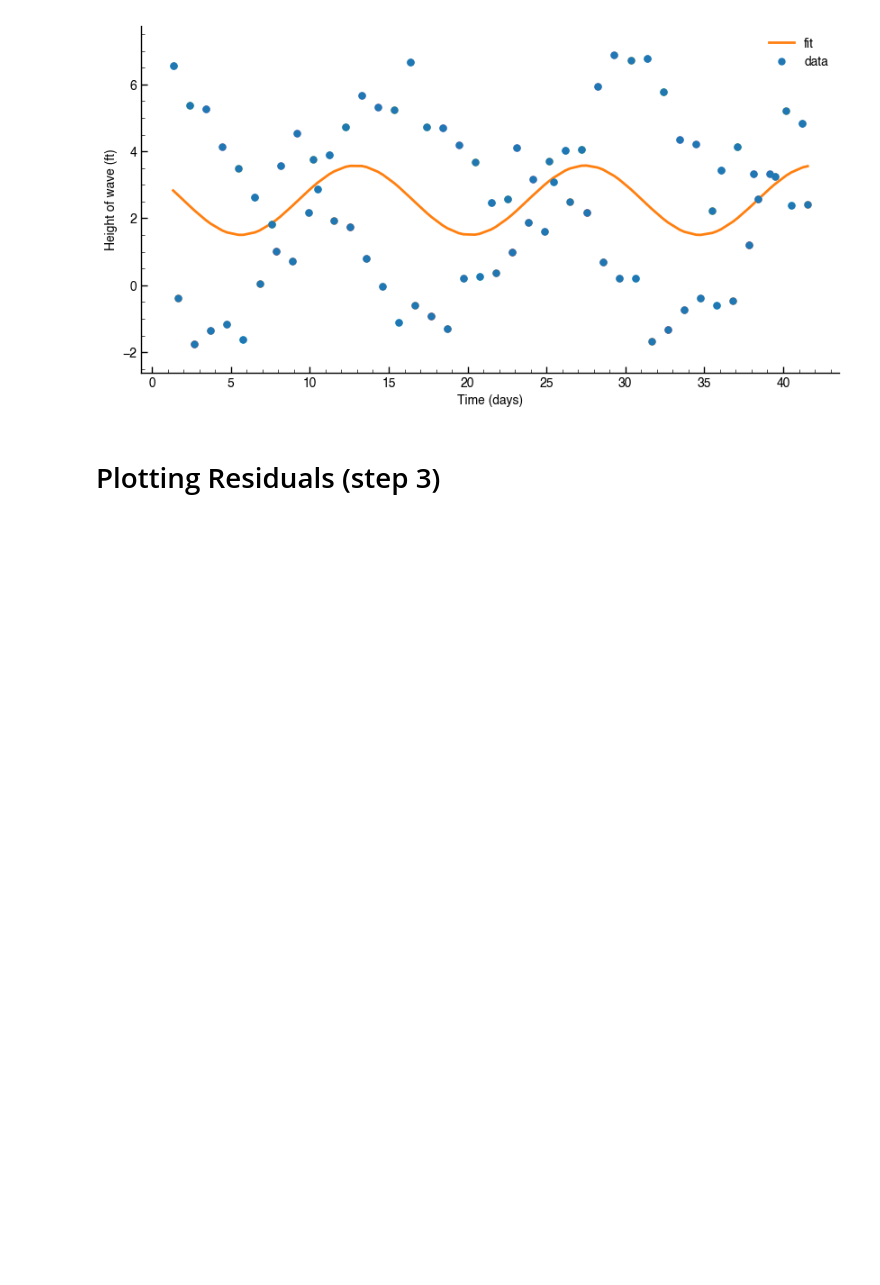
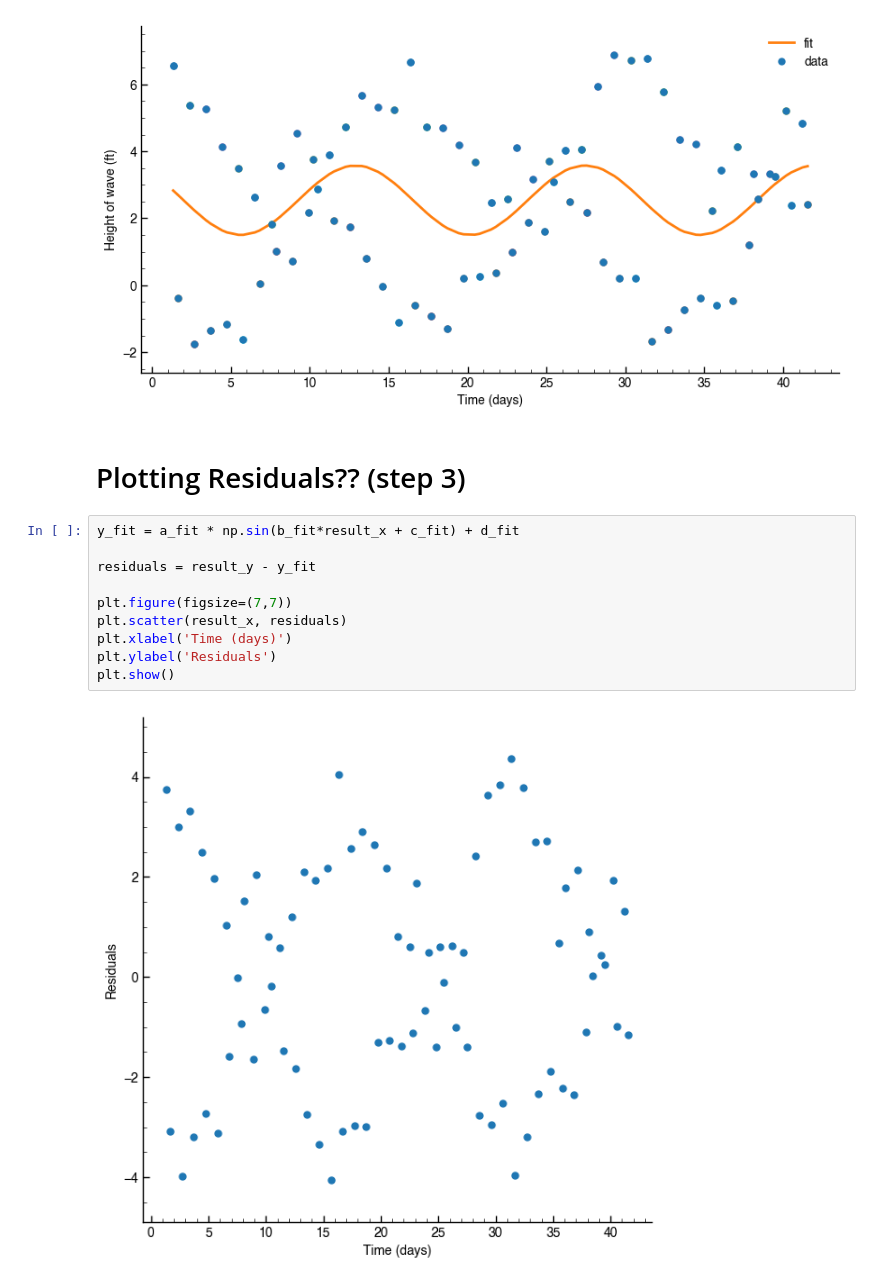
Before and after one commit to kingkap4/ASTR-19-Project, a Jupyter notebook: Project.ipynb, the cells around one changed output. Drawn from its saved outputs; the diff is of its cells as text; blank space fills up the shorter version.

```diff
--- a/Project.ipynb
+++ b/Project.ipynb
@@ -89,5 +89,17 @@ plt.show()     #delete later
 # %% [output]
 [figure]
 # %% [markdown]
-# Plotting Residuals (step 3)
+# Plotting Residuals?? (step 3)
+# %%
+y_fit = a_fit * np.sin(b_fit*result_x + c_fit) + d_fit
+
+residuals = result_y - y_fit
+
+plt.figure(figsize=(7,7))
+plt.scatter(result_x, residuals)
+plt.xlabel('Time (days)')
+plt.ylabel('Residuals')
+plt.show()
+# %% [output]
+[figure, added]
 # %%
```
Also changed, not shown: parts of 1 cell of this notebook.
